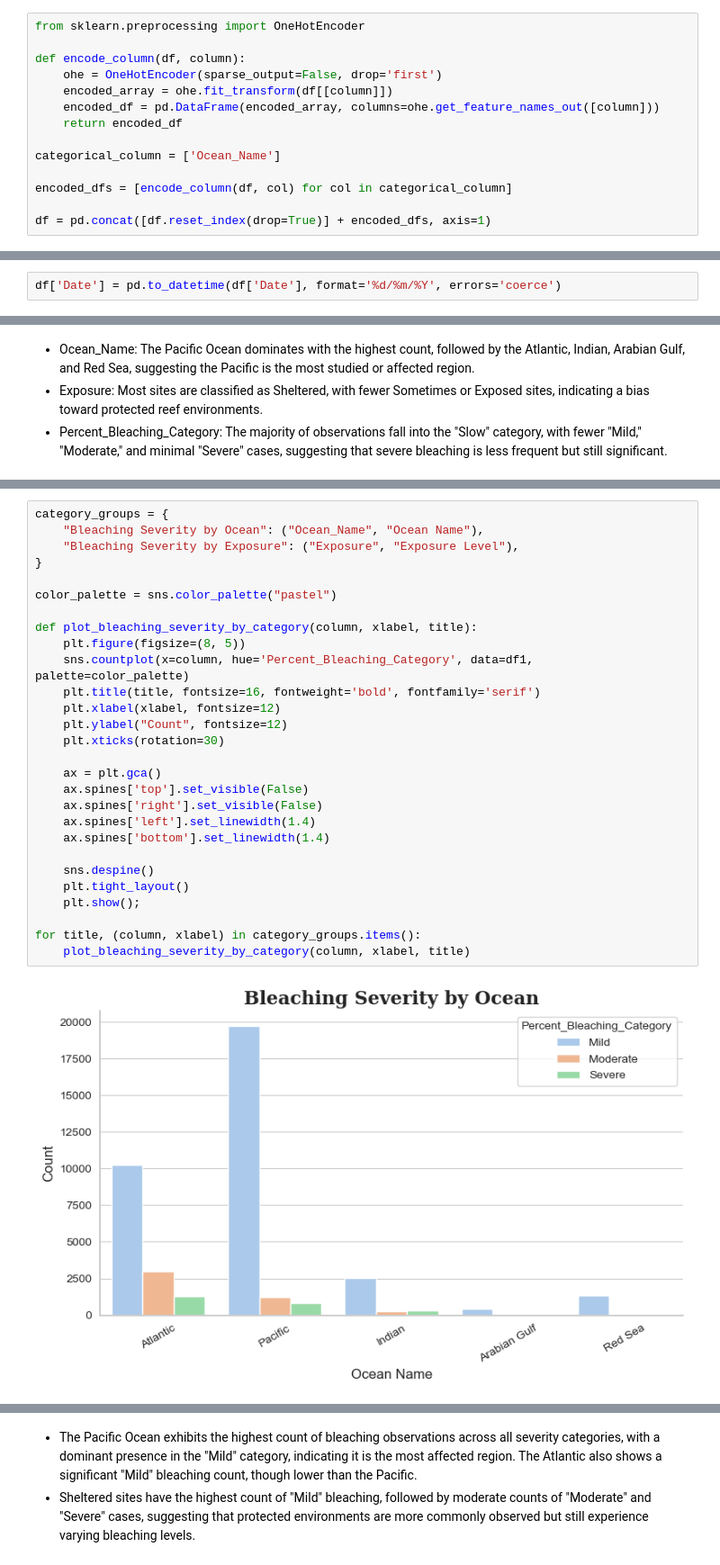
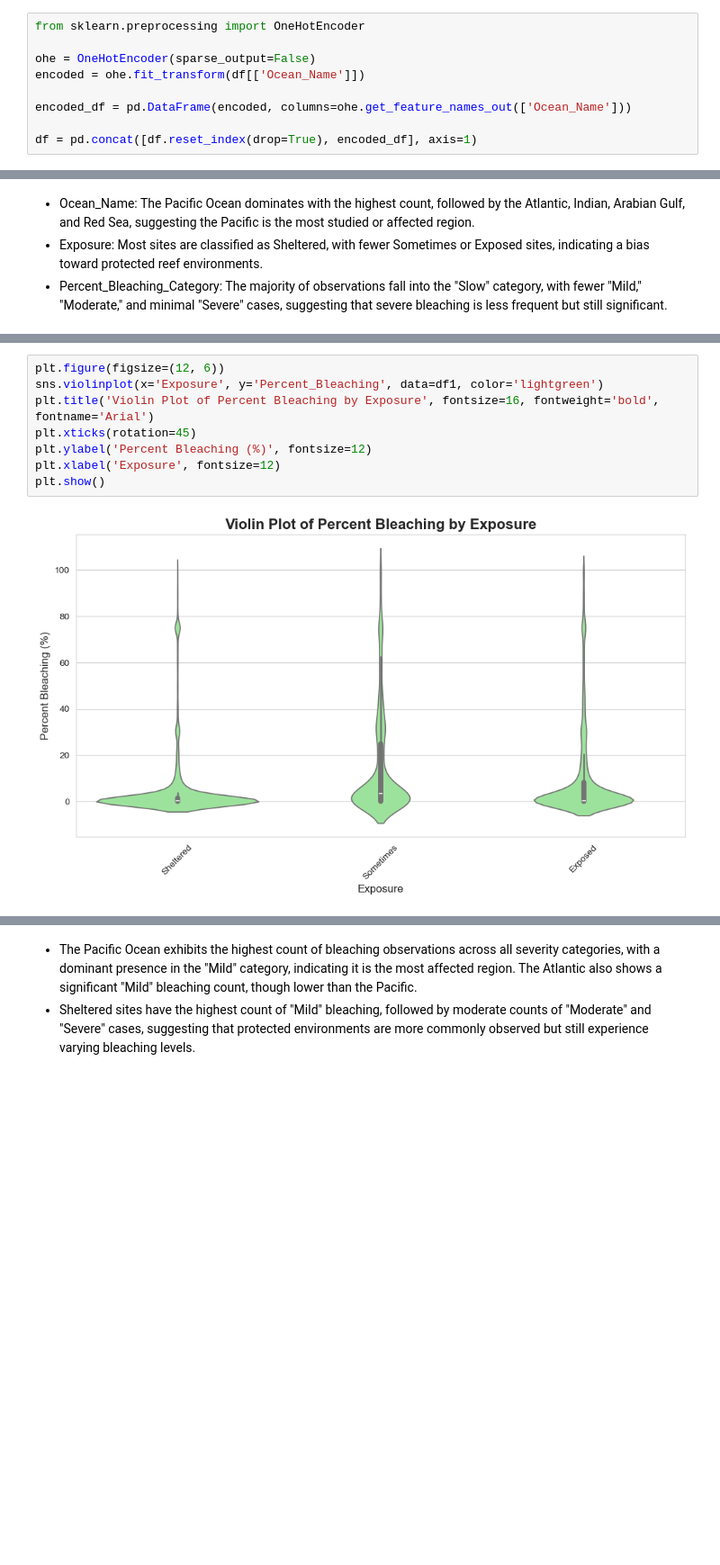
Before and after one commit to pnnhat/Coral-Reef-Bleaching, a Jupyter notebook: Predicting Coral Reef Bleaching.ipynb, the cells around one changed output, grey strips where cells are left out. Shown at 90% size. Cells and saved outputs as stored; diff of their text form; blank space fills up the shorter version.

```diff
--- a/Predicting Coral Reef Bleaching.ipynb
+++ b/Predicting Coral Reef Bleaching.ipynb
@@ -186,17 +190,12 @@ df[ordinal_features] = encoder.fit_transform(df[ordinal_features])
 # %%
 from sklearn.preprocessing import OneHotEncoder
 
-def encode_column(df, column):
-    ohe = OneHotEncoder(sparse_output=False, drop='first')
-    encoded_array = ohe.fit_transform(df[[column]])
-    encoded_df = pd.DataFrame(encoded_array, columns=ohe.get_feature_names_out([column]))
-    return encoded_df
+ohe = OneHotEncoder(sparse_output=False)
+encoded = ohe.fit_transform(df[['Ocean_Name']])
 
-categorical_column = ['Ocean_Name']
+encoded_df = pd.DataFrame(encoded, columns=ohe.get_feature_names_out(['Ocean_Name']))
 
-encoded_dfs = [encode_column(df, col) for col in categorical_column]
-
-df = pd.concat([df.reset_index(drop=True)] + encoded_dfs, axis=1)
+df = pd.concat([df.reset_index(drop=True), encoded_df], axis=1)
 # %% [markdown]
 ## 2.4 Convert datatype
 # %% [markdown]
@@ -230,8 +229,6 @@ df['Percent_Bleaching_Category'] = df['Percent_Bleaching_Category'].astype('cate
 OHE_columns = ['Ocean_Name_Atlantic', 'Ocean_Name_Indian', 'Ocean_Name_Pacific', 'Ocean_Name_Red Sea']
 for col in OHE_columns:
     df[col] = df[col].astype('category')
-# %%
-df['Date'] = pd.to_datetime(df['Date'], format='%d/%m/%Y', errors='coerce')
 # %%
 df.info()
 # %% [output]
@@ -402,30 +344,10 @@ Passing `palette` without assigning `hue` is deprecated and will be removed in v
 # %%
-category_groups = {
-    "Bleaching Severity by Ocean": ("Ocean_Name", "Ocean Name"),
-    "Bleaching Severity by Exposure": ("Exposure", "Exposure Level"),
-}
-
-color_palette = sns.color_palette("pastel")
-
-def plot_bleaching_severity_by_category(column, xlabel, title):
-    plt.figure(figsize=(8, 5))
-    sns.countplot(x=column, hue='Percent_Bleaching_Category', data=df1, palette=color_palette)
-    plt.title(title, fontsize=16, fontweight='bold', fontfamily='serif')
-    plt.xlabel(xlabel, fontsize=12)
-    plt.ylabel("Count", fontsize=12)
-    plt.xticks(rotation=30)
-
-    ax = plt.gca()
-    ax.spines['top'].set_visible(False)
-    ax.spines['right'].set_visible(False)
-    ax.spines['left'].set_linewidth(1.4)
-    ax.spines['bottom'].set_linewidth(1.4)
-
-    sns.despine()
-    plt.tight_layout()
-    plt.show();
-
-for title, (column, xlabel) in category_groups.items():
-    plot_bleaching_severity_by_category(column, xlabel, title)
+plt.figure(figsize=(12, 6))
+sns.violinplot(x='Exposure', y='Percent_Bleaching', data=df1, color='lightgreen')
+plt.title('Violin Plot of Percent Bleaching by Exposure', fontsize=16, fontweight='bold', fontname='Arial')
+plt.xticks(rotation=45)
+plt.ylabel('Percent Bleaching (%)', fontsize=12)
+plt.xlabel('Exposure', fontsize=12)
+plt.show()
 # %% [output]
-[figure, old version]
+[figure, new version]
```
Also changed, not shown: parts of 83 cells of this notebook.
